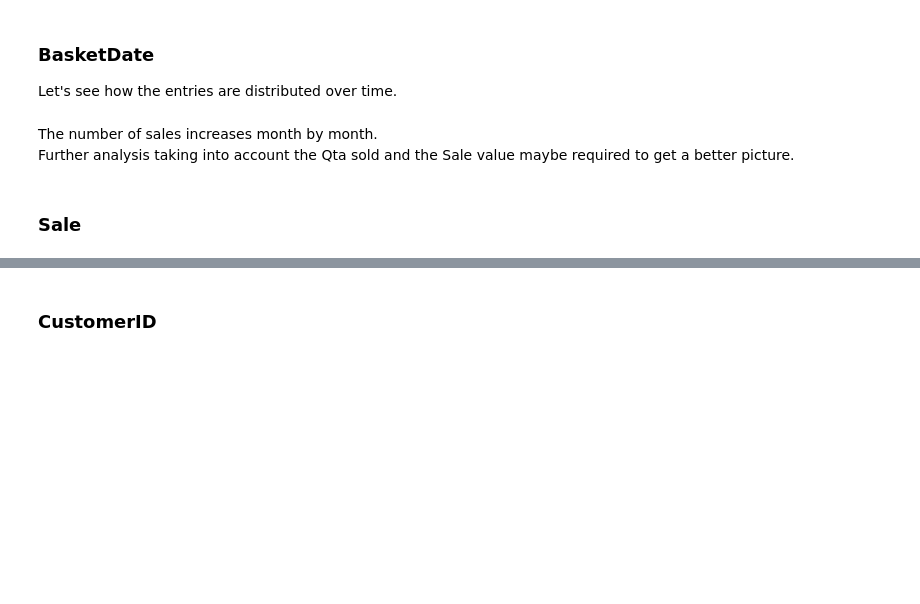
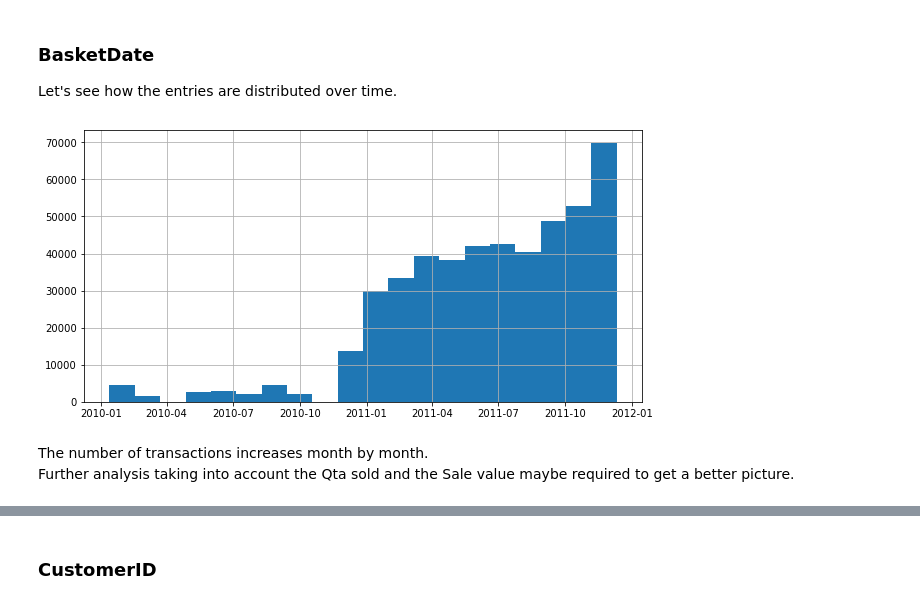
Before and after one commit to adettori/Data-Mining-DM-2020-project, a Jupyter notebook: dm2020-project-notebook.ipynb, the cells around one changed output, grey strips where cells are left out. Drawn from its saved outputs; the diff is of its cells as text; code cells hidden in the pictures; blank space fills up the shorter version.

```diff
--- a/dm2020-project-notebook.ipynb
+++ b/dm2020-project-notebook.ipynb
@@ -152,2 +297,4 @@ df_expl.info()
 # %% [markdown]
 We notice that there are no more anomalies inside BasketID since it can be now converted to int64.
+# %%
+df["BasketID"] = df["BasketID"].astype("string")
@@ -157,10 +317,10 @@ Let's see how the entries are distributed over time.
 # %%
 nonNullEntries = df[df["BasketID"].notna()]
 k = math.ceil(math.log(len(nonNullEntries), 2) + 1) #Sturge's rule
-df["BasketDate"].hist(bins=k)
+df["BasketDate"].hist(bins=k, figsize=(10,5))
 plt.show()
+# %% [output]
+[figure, added]
 # %% [markdown]
-The number of sales increases month by month.
+The number of transactions increases month by month.
 Further analysis taking into account the Qta sold and the Sale value maybe required to get a better picture.
-# %% [markdown]
-### Sale
```
Also changed, not shown: parts of 51 cells of this notebook.
